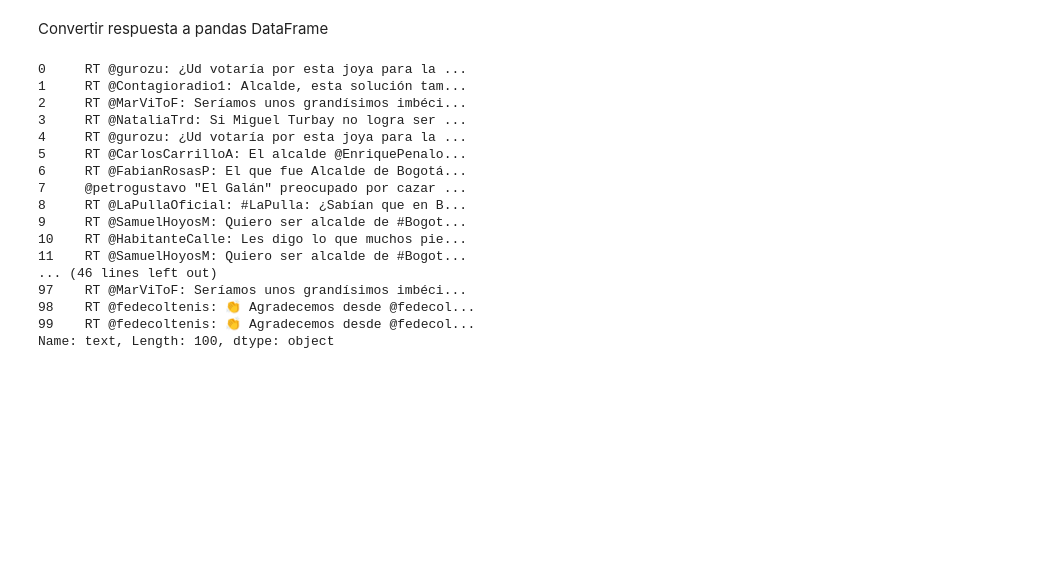
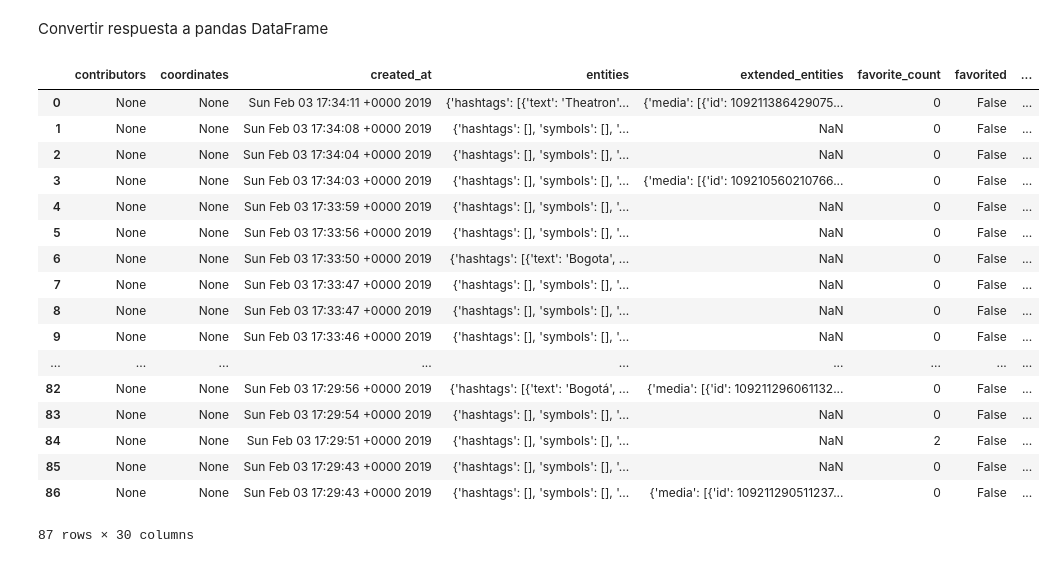
Before and after one commit to anthony12031/cienciaDatosTwitter, a Jupyter notebook: Ciencia-de-Datos-Twitter.ipynb, the cells around one changed output. Cells and saved outputs as stored; diff of their text form; code cells hidden in the pictures; blank space fills up the shorter version.

Commit message:
Integración de filtrado de tweets

```diff
--- a/Ciencia-de-Datos-Twitter.ipynb
+++ b/Ciencia-de-Datos-Twitter.ipynb
@@ -16,27 +17,28 @@ twitter = Twython(APP_KEY, access_token=ACCESS_TOKEN)
 Consulta de termino, con respuesta de 100 tweets,
 Documentación de la consulta en https://developer.twitter.com/en/docs/tweets/search/api-reference/get-search-tweets, operaciones de filtrado https://developer.twitter.com/en/docs/tweets/rules-and-filtering/overview/standard-operators
 # %%
-consulta = twitter.search(q='alcalde Bogotá',count="100",lang="es")
+consulta = twitter.search(q='Bogota',count=100,lang="es")
 tweets = pd.DataFrame(consulta['statuses'])
 # %% [markdown]
 Convertir respuesta a pandas DataFrame
 # %%
-display(tweets['text'])
+display(tweets)
 # %% [output]
+|  | contributors | coordinates | created_at | entities | extended_entities | favorite_count | favorited | ... |
+| 0 | None | None | Sun Feb 03 17:34:11 +0000 2019 | {'hashtags': [{'text': 'Theatron'... | {'media': [{'id': 109211386429075... | 0 | False | ... |
+| 1 | None | None | Sun Feb 03 17:34:08 +0000 2019 | {'hashtags': [], 'symbols': [], '... | NaN | 0 | False | ... |
+| 2 | None | None | Sun Feb 03 17:34:04 +0000 2019 | {'hashtags': [], 'symbols': [], '... | NaN | 0 | False | ... |
+| 3 | None | None | Sun Feb 03 17:34:03 +0000 2019 | {'hashtags': [], 'symbols': [], '... | {'media': [{'id': 109210560210766... | 0 | False | ... |
+| 4 | None | None | Sun Feb 03 17:33:59 +0000 2019 | {'hashtags': [], 'symbols': [], '... | NaN | 0 | False | ... |
+| 5 | None | None | Sun Feb 03 17:33:56 +0000 2019 | {'hashtags': [], 'symbols': [], '... | NaN | 0 | False | ... |
+| 6 | None | None | Sun Feb 03 17:33:50 +0000 2019 | {'hashtags': [{'text': 'Bogota', ... | NaN | 0 | False | ... |
+| 7 | None | None | Sun Feb 03 17:33:47 +0000 2019 | {'hashtags': [], 'symbols': [], '... | NaN | 0 | False | ... |
+| 8 | None | None | Sun Feb 03 17:33:47 +0000 2019 | {'hashtags': [], 'symbols': [], '... | NaN | 0 | False | ... |
+| 9 | None | None | Sun Feb 03 17:33:46 +0000 2019 | {'hashtags': [], 'symbols': [], '... | NaN | 0 | False | ... |
+| ... | ... | ... | ... | ... | ... | ... | ... | ... |
+| 82 | None | None | Sun Feb 03 17:29:56 +0000 2019 | {'hashtags': [{'text': 'Bogotá', ... | {'media': [{'id': 109211296061132... | 0 | False | ... |
+| 83 | None | None | Sun Feb 03 17:29:54 +0000 2019 | {'hashtags': [], 'symbols': [], '... | NaN | 0 | False | ... |
+| 84 | None | None | Sun Feb 03 17:29:51 +0000 2019 | {'hashtags': [], 'symbols': [], '... | NaN | 2 | False | ... |
+| 85 | None | None | Sun Feb 03 17:29:43 +0000 2019 | {'hashtags': [], 'symbols': [], '... | NaN | 0 | False | ... |
+| 86 | None | None | Sun Feb 03 17:29:43 +0000 2019 | {'hashtags': [], 'symbols': [], '... | {'media': [{'id': 109211290511237... | 0 | False | ... |
-0     RT @gurozu: ¿Ud votaría por esta joya para la ...
-1     RT @Contagioradio1: Alcalde, esta solución tam...
-2     RT @MarViToF: Seríamos unos grandísimos imbéci...
-3     RT @NataliaTrd: Si Miguel Turbay no logra ser ...
-4     RT @gurozu: ¿Ud votaría por esta joya para la ...
-5     RT @CarlosCarrilloA: El alcalde @EnriquePenalo...
-6     RT @FabianRosasP: El que fue Alcalde de Bogotá...
-7     @petrogustavo "El Galán" preocupado por cazar ...
-8     RT @LaPullaOficial: #LaPulla: ¿Sabían que en B...
-9     RT @SamuelHoyosM: Quiero ser alcalde de #Bogot...
-10    RT @HabitanteCalle: Les digo lo que muchos pie...
-11    RT @SamuelHoyosM: Quiero ser alcalde de #Bogot...
-... (46 lines left out)
-97    RT @MarViToF: Seríamos unos grandísimos imbéci...
-98    RT @fedecoltenis: 👏 Agradecemos desde @fedecol...
-99    RT @fedecoltenis: 👏 Agradecemos desde @fedecol...
-Name: text, Length: 100, dtype: object
+87 rows × 30 columns
```
Also changed, not shown: parts of 5 cells of this notebook.
